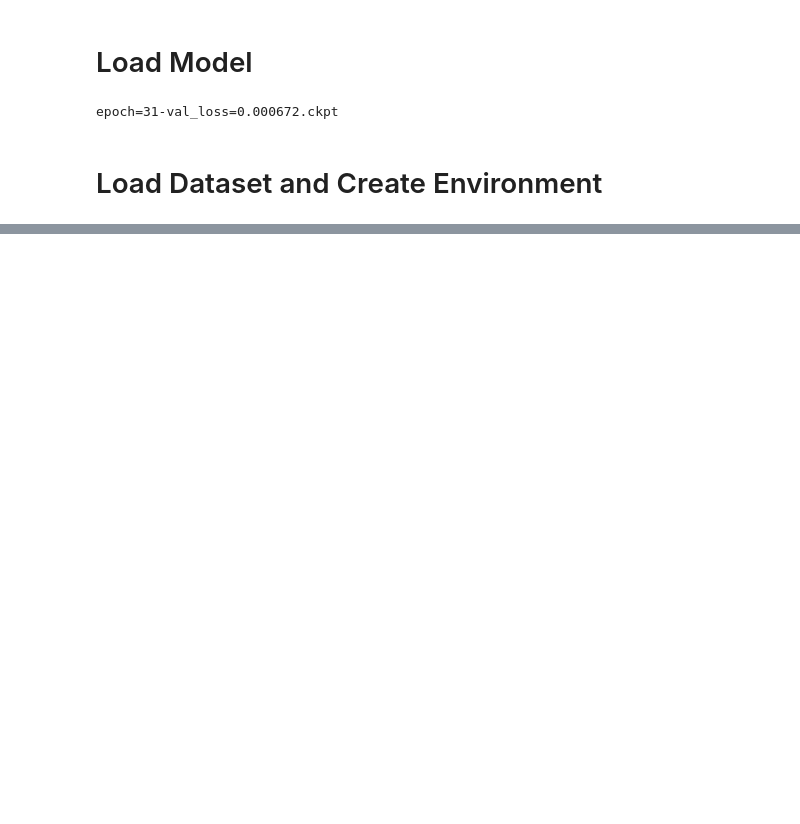
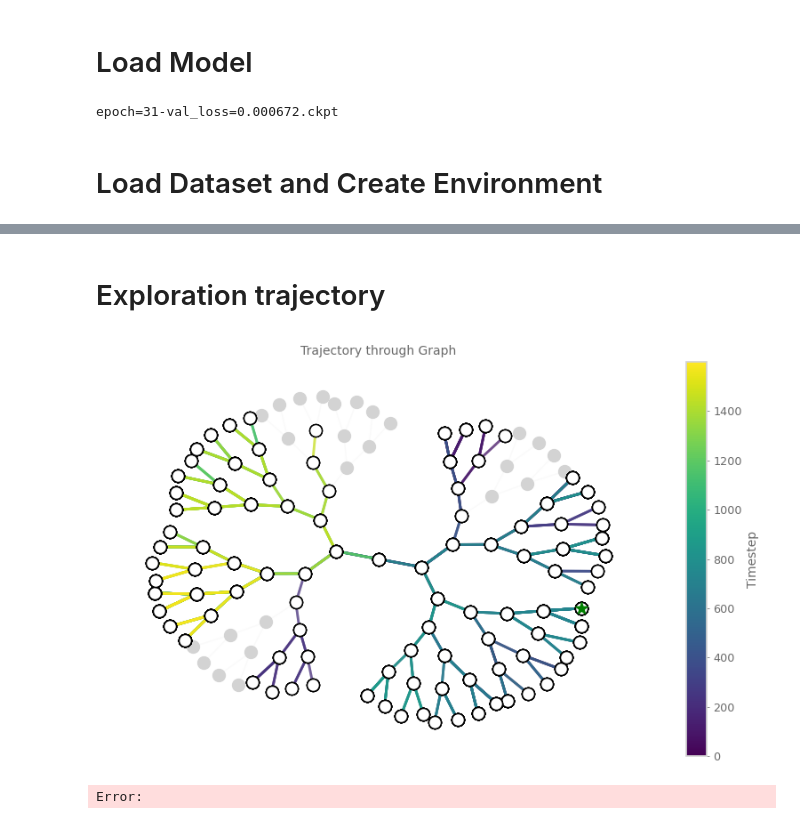
Before and after one commit to chingf/icl-maze, a Jupyter notebook: notebooks/01_plot_trajectories.ipynb, the cells around one changed output, grey strips where cells are left out. Drawn from its saved outputs; the diff is of its cells as text; code cells hidden in the pictures; blank space fills up the shorter version.

```diff
--- a/notebooks/01_plot_trajectories.ipynb
+++ b/notebooks/01_plot_trajectories.ipynb
@@ -104,3 +110,13 @@ env = eval_func.create_env(env_config, np.array(traj['goal']), i_eval)
+# %%
+def convert_to_path(traj):
+    """ Converts a trajectory to a path. """
+    path = []
+    for observation in traj:
+        if not isinstance(observation, list):
+            observation = observation.tolist()
+        node = env.node_map[tuple(observation)]
+        path.append((node.layer, node.pos))
+    return path
 # %%
 def offline(traj, model, config, env):
     """ Runs each episode separately with offline context. """
@@ -259,0 +286,7 @@ Greedy returns: 0.0
+# %% [markdown]
+# Exploration trajectory
+# %%
+plot_trajectory(env.to_networkx(), convert_to_path(traj['context_states']))
+# %% [output]
+[figure, added]
+Error:
```
Also changed, not shown: parts of 8 cells of this notebook, 31 other files.
